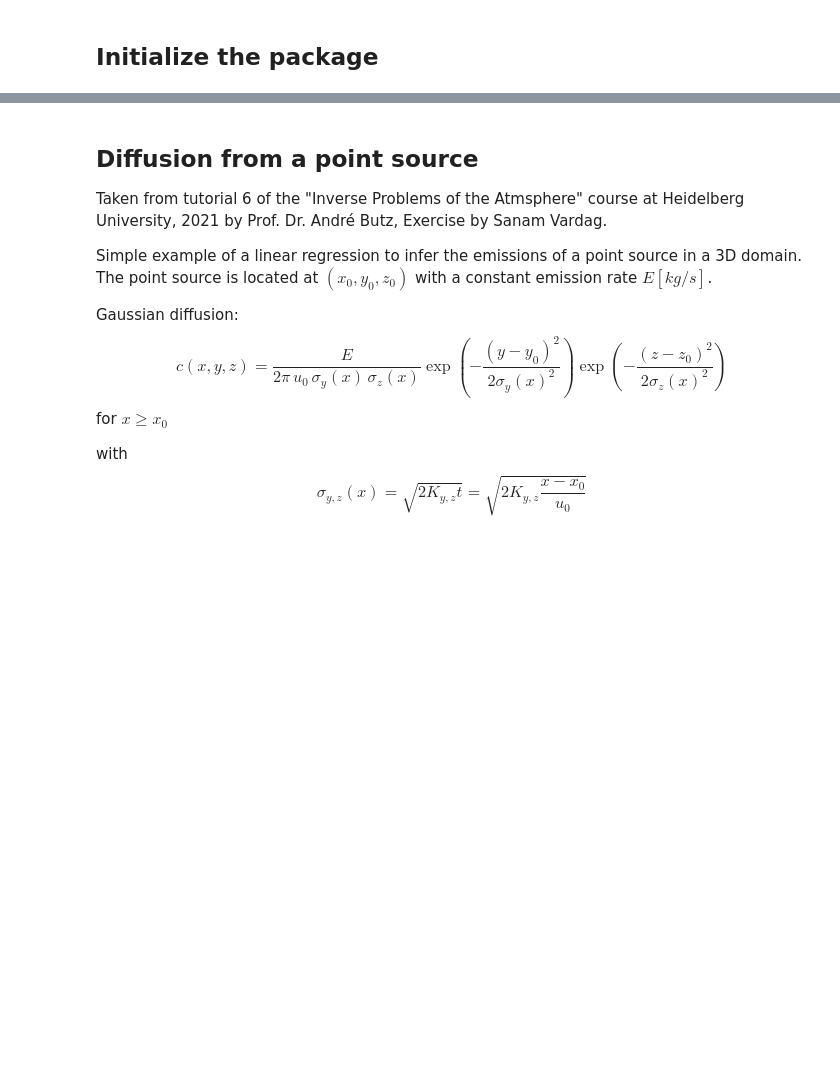
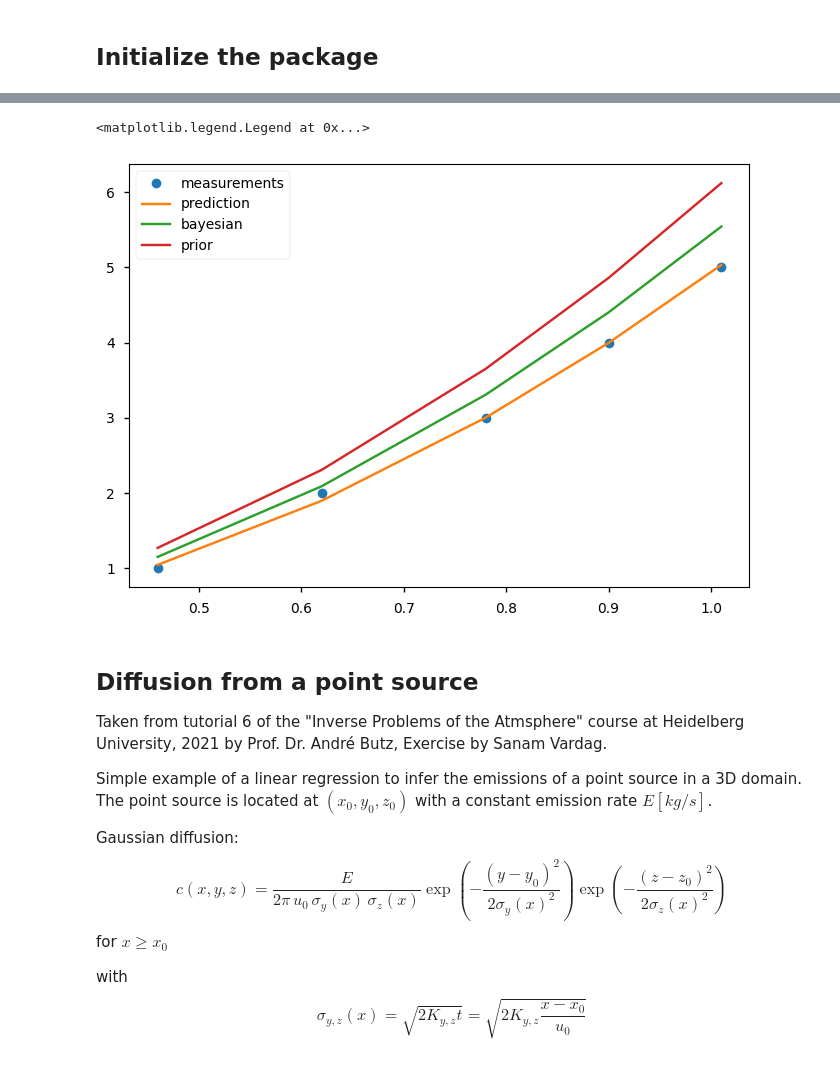
Before and after one commit to ATMO-IUP-UHEI/pyinverse, a Jupyter notebook: docs/example.ipynb, the cells around one changed output, grey strips where cells are left out. Saved outputs shown, nothing was run; the diff lists cells and outputs as text; code cells hidden in the pictures; blank space fills up the shorter version.

```diff
--- a/docs/example.ipynb
+++ b/docs/example.ipynb
@@ -79,3 +95,21 @@ plt.show()
+# %%
+x_prior = np.repeat(12., K.shape[1])
+S_prior = np.eye(K.shape[1])
+S_y = np.eye(K.shape[0]) * 0.5
+loss = Bayesian(y, S_y, K, x_prior, S_prior)
+bayesian_solver = BayesianAnalytical(loss)
+x_posterior, S_posterior = bayesian_solver()
+y_pred_bayesian = forward_model(x_posterior)
+y_prior = forward_model(x_prior)
+# %%
+plt.plot(measurements["time"], measurements["height"], "o", label="measurements")
+plt.plot(measurements["time"], y_pred, "-x", label="prediction")
+plt.plot(measurements["time"], y_pred_bayesian, "-x", label="bayesian")
+plt.plot(measurements["time"], y_prior, "-x", label="prior")
+plt.legend()
+# %% [output]
+<matplotlib.legend.Legend at 0x...>
+[figure, added]
 # %% [markdown]
 ## Diffusion from a point source
 
```
Also changed, not shown: parts of 12 cells of this notebook.
